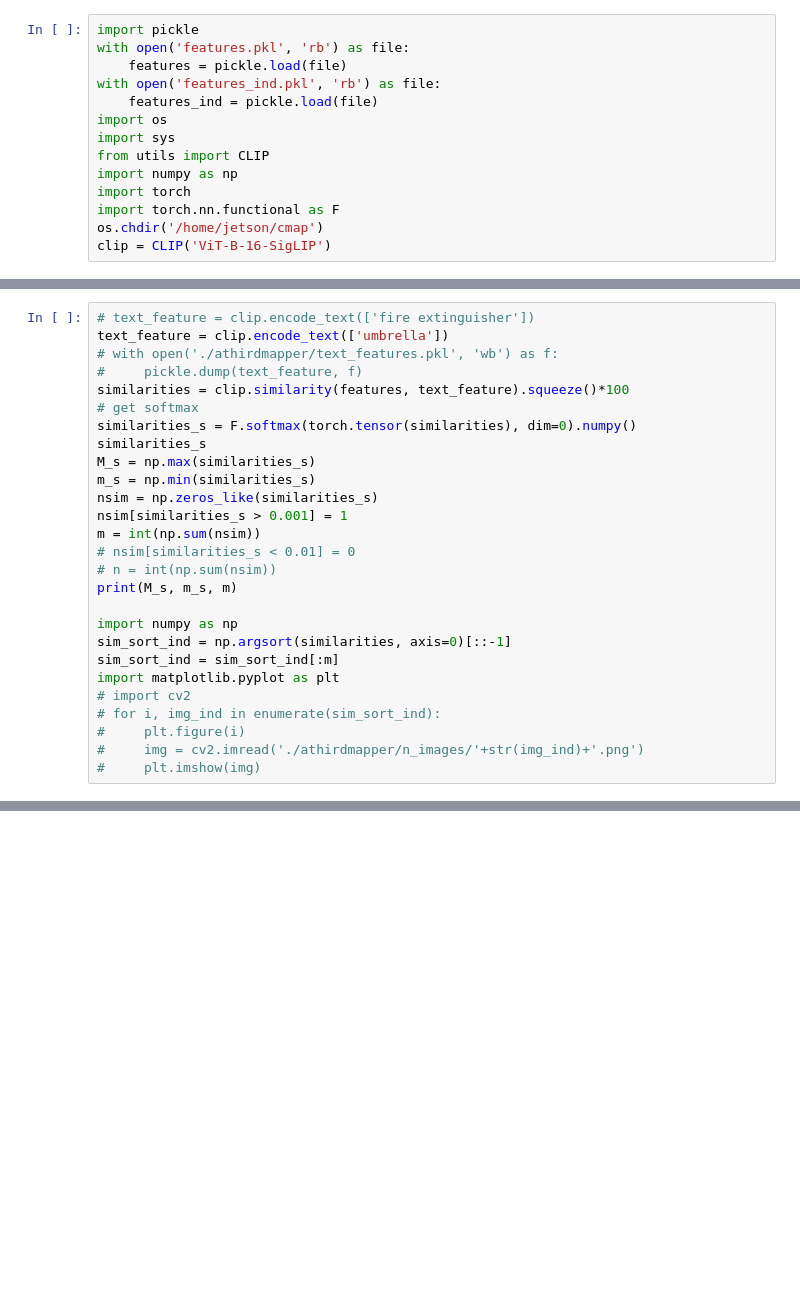
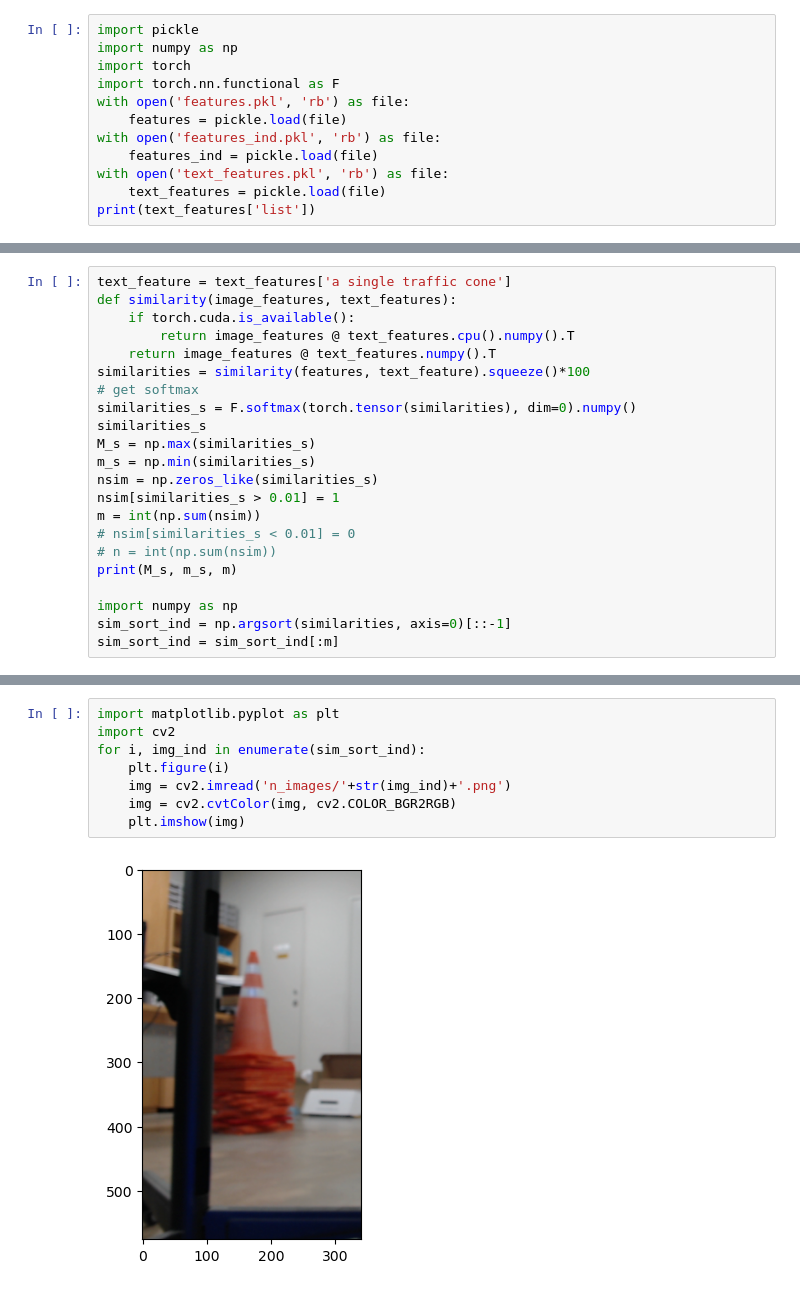
Before and after one commit to blu-y/cmap, a Jupyter notebook: athirdmapper/test.ipynb, the cells around one changed output, grey strips where cells are left out. Drawn from its saved outputs; the diff is of its cells as text; blank space fills up the shorter version.

```diff
--- a/athirdmapper/test.ipynb
+++ b/athirdmapper/test.ipynb
@@ -1,14 +18,12 @@
 # %%
 import pickle
+import numpy as np
+import torch
+import torch.nn.functional as F
 with open('features.pkl', 'rb') as file:
     features = pickle.load(file)
 with open('features_ind.pkl', 'rb') as file:
     features_ind = pickle.load(file)
-import os
-import sys
-from utils import CLIP
-import numpy as np
-import torch
-import torch.nn.functional as F
-os.chdir('/home/jetson/cmap')
-clip = CLIP('ViT-B-16-SigLIP')
+with open('text_features.pkl', 'rb') as file:
+    text_features = pickle.load(file)
+print(text_features['list'])
@@ -15,16 +32,17 @@ clip = CLIP('ViT-B-16-SigLIP')
 # %%
-# text_feature = clip.encode_text(['fire extinguisher'])
-text_feature = clip.encode_text(['umbrella'])
-# with open('./athirdmapper/text_features.pkl', 'wb') as f:
-#     pickle.dump(text_feature, f)
-similarities = clip.similarity(features, text_feature).squeeze()*100
+text_feature = text_features['a single traffic cone']
+def similarity(image_features, text_features):
+    if torch.cuda.is_available():
+        return image_features @ text_features.cpu().numpy().T
+    return image_features @ text_features.numpy().T
+similarities = similarity(features, text_feature).squeeze()*100
 # get softmax
 similarities_s = F.softmax(torch.tensor(similarities), dim=0).numpy()
 similarities_s
 M_s = np.max(similarities_s)
 m_s = np.min(similarities_s)
 nsim = np.zeros_like(similarities_s)
-nsim[similarities_s > 0.001] = 1
+nsim[similarities_s > 0.01] = 1
 m = int(np.sum(nsim))
 # nsim[similarities_s < 0.01] = 0
 # n = int(np.sum(nsim))
@@ -33,10 +51,4 @@ print(M_s, m_s, m)
 import numpy as np
 sim_sort_ind = np.argsort(similarities, axis=0)[::-1]
 sim_sort_ind = sim_sort_ind[:m]
-import matplotlib.pyplot as plt
-# import cv2
-# for i, img_ind in enumerate(sim_sort_ind):
-#     plt.figure(i)
-#     img = cv2.imread('./athirdmapper/n_images/'+str(img_ind)+'.png')
-#     plt.imshow(img)
 # %% [output]
@@ -43,0 +56,10 @@ import matplotlib.pyplot as plt
+# %%
+import matplotlib.pyplot as plt
+import cv2
+for i, img_ind in enumerate(sim_sort_ind):
+    plt.figure(i)
+    img = cv2.imread('n_images/'+str(img_ind)+'.png')
+    img = cv2.cvtColor(img, cv2.COLOR_BGR2RGB)
+    plt.imshow(img)
+# %% [output]
+[figure, added]
```
Also changed, not shown: parts of 6 cells of this notebook, 4 other files.
